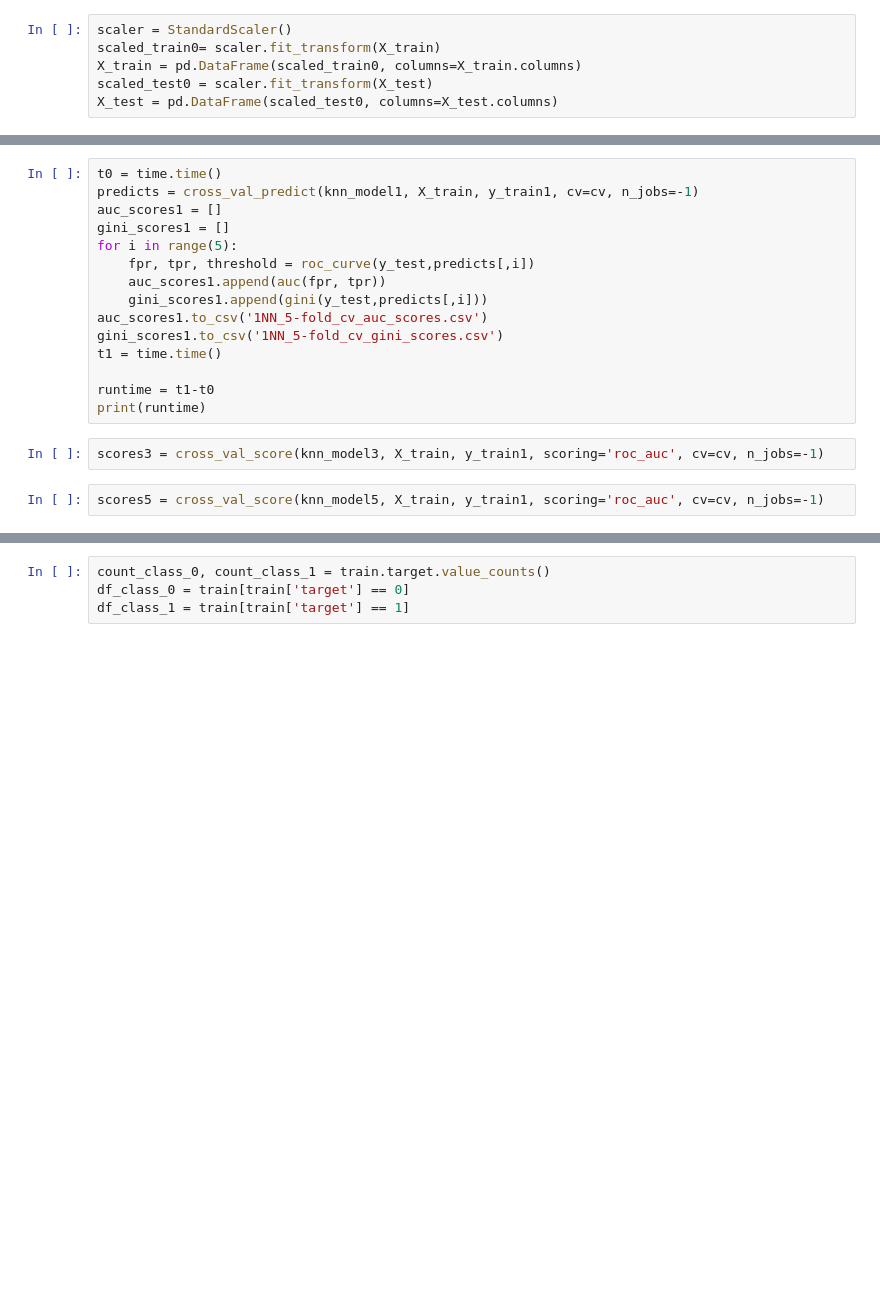
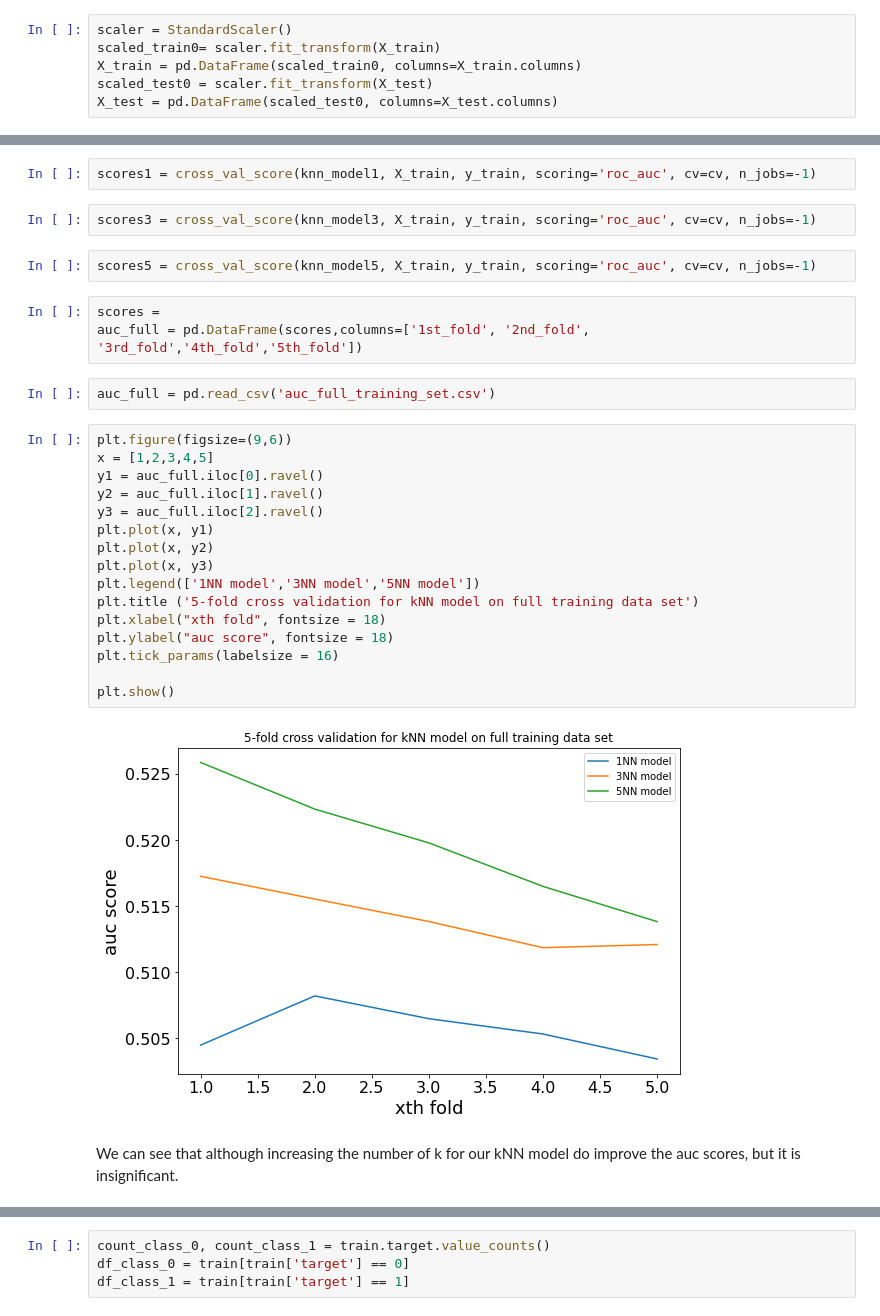
Before and after one commit to TBlainUoB/DST_Assessment1, a Jupyter notebook: Report/05-kNN Model.ipynb, the cells around one changed output, grey strips where cells are left out. Drawn from its saved outputs; the diff is of its cells as text; blank space fills up the shorter version.

```diff
--- a/Report/05-kNN Model.ipynb
+++ b/Report/05-kNN Model.ipynb
@@ -75,20 +74,32 @@ The scores of 5-fold cross validation takes a long time to run, so I have plotte
 # %%
-t0 = time.time()
-predicts = cross_val_predict(knn_model1, X_train, y_train1, cv=cv, n_jobs=-1)
-auc_scores1 = []
-gini_scores1 = []
-for i in range(5):
-    fpr, tpr, threshold = roc_curve(y_test,predicts[,i])
-    auc_scores1.append(auc(fpr, tpr))
-    gini_scores1.append(gini(y_test,predicts[,i]))
-auc_scores1.to_csv('1NN_5-fold_cv_auc_scores.csv')
-gini_scores1.to_csv('1NN_5-fold_cv_gini_scores.csv')
-t1 = time.time()
-
-runtime = t1-t0
-print(runtime)
+scores1 = cross_val_score(knn_model1, X_train, y_train, scoring='roc_auc', cv=cv, n_jobs=-1)
 # %%
-scores3 = cross_val_score(knn_model3, X_train, y_train1, scoring='roc_auc', cv=cv, n_jobs=-1)
+scores3 = cross_val_score(knn_model3, X_train, y_train, scoring='roc_auc', cv=cv, n_jobs=-1)
 # %%
-scores5 = cross_val_score(knn_model5, X_train, y_train1, scoring='roc_auc', cv=cv, n_jobs=-1)
+scores5 = cross_val_score(knn_model5, X_train, y_train, scoring='roc_auc', cv=cv, n_jobs=-1)
+# %%
+scores =
+auc_full = pd.DataFrame(scores,columns=['1st_fold', '2nd_fold', '3rd_fold','4th_fold','5th_fold'])
+# %%
+auc_full = pd.read_csv('auc_full_training_set.csv')
+# %%
+plt.figure(figsize=(9,6))
+x = [1,2,3,4,5]
+y1 = auc_full.iloc[0].ravel()
+y2 = auc_full.iloc[1].ravel()
+y3 = auc_full.iloc[2].ravel()
+plt.plot(x, y1)
+plt.plot(x, y2)
+plt.plot(x, y3)
+plt.legend(['1NN model','3NN model','5NN model'])
+plt.title ('5-fold cross validation for kNN model on full training data set')
+plt.xlabel("xth fold", fontsize = 18)
+plt.ylabel("auc score", fontsize = 18)
+plt.tick_params(labelsize = 16)
+
+plt.show()
+# %% [output]
+[figure, added]
+# %% [markdown]
+We can see that although increasing the number of k for our kNN model do improve the auc scores, but it is insignificant.
 # %% [markdown]
```
Also changed, not shown: parts of 27 cells of this notebook, 4 other files.
